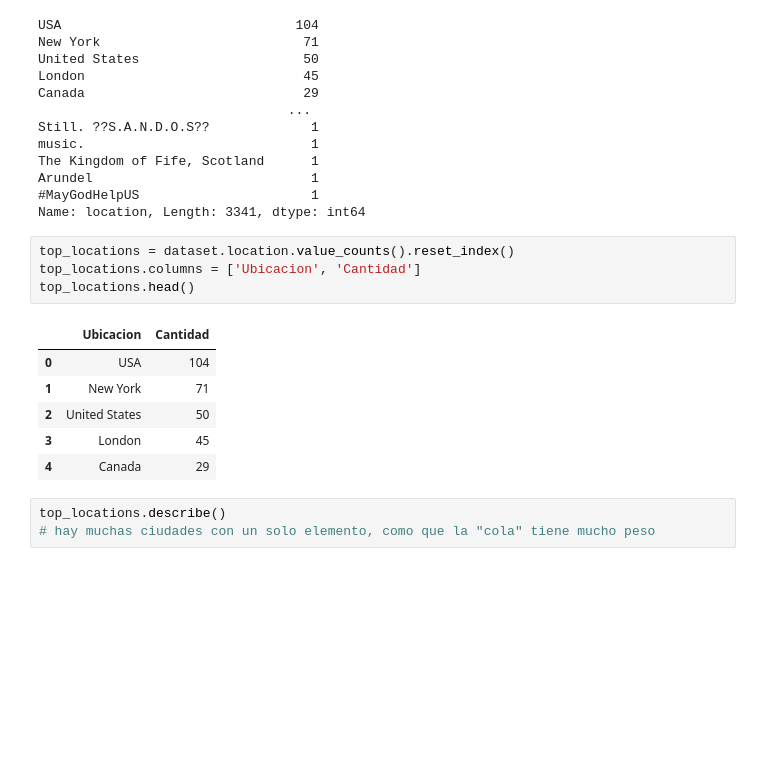
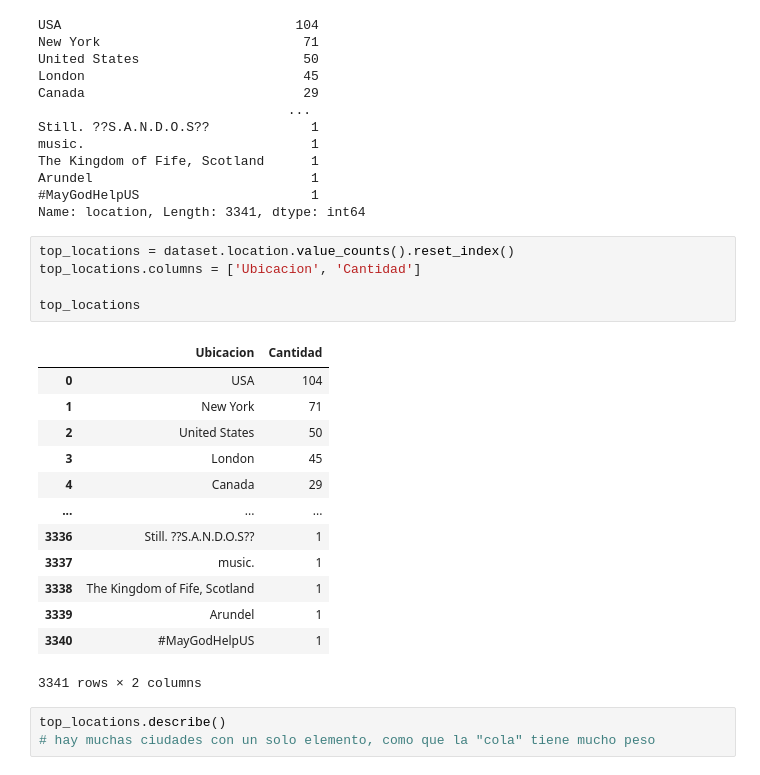
Before and after one commit to tporganizaciondedatos1c2020/TP1, a Jupyter notebook: AnalisisLocation.ipynb, the cells around one changed output. Cells and saved outputs as stored; diff of their text form; blank space fills up the shorter version.

```diff
--- a/AnalisisLocation.ipynb
+++ b/AnalisisLocation.ipynb
@@ -40,14 +48,22 @@ Name: location, Length: 3341, dtype: int64
 # %%
 top_locations = dataset.location.value_counts().reset_index()
 top_locations.columns = ['Ubicacion', 'Cantidad']
-top_locations.head()
+
+top_locations
 # %% [output]
 |  | Ubicacion | Cantidad |
 | 0 | USA | 104 |
 | 1 | New York | 71 |
 | 2 | United States | 50 |
 | 3 | London | 45 |
 | 4 | Canada | 29 |
+| ... | ... | ... |
+| 3336 | Still. ??S.A.N.D.O.S?? | 1 |
+| 3337 | music. | 1 |
+| 3338 | The Kingdom of Fife, Scotland | 1 |
+| 3339 | Arundel | 1 |
+| 3340 | #MayGodHelpUS | 1 |
+3341 rows × 2 columns
 # %%
 top_locations.describe()
 # hay muchas ciudades con un solo elemento, como que la "cola" tiene mucho peso
```
Also changed, not shown: parts of 7 cells of this notebook, 3 other files.
